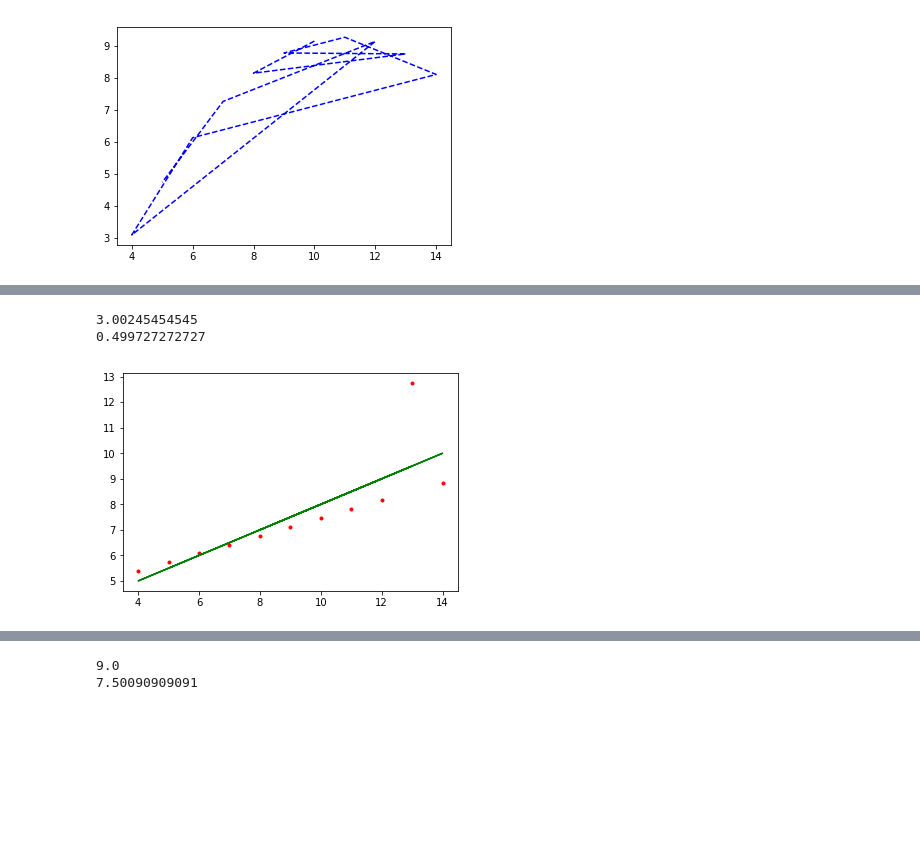
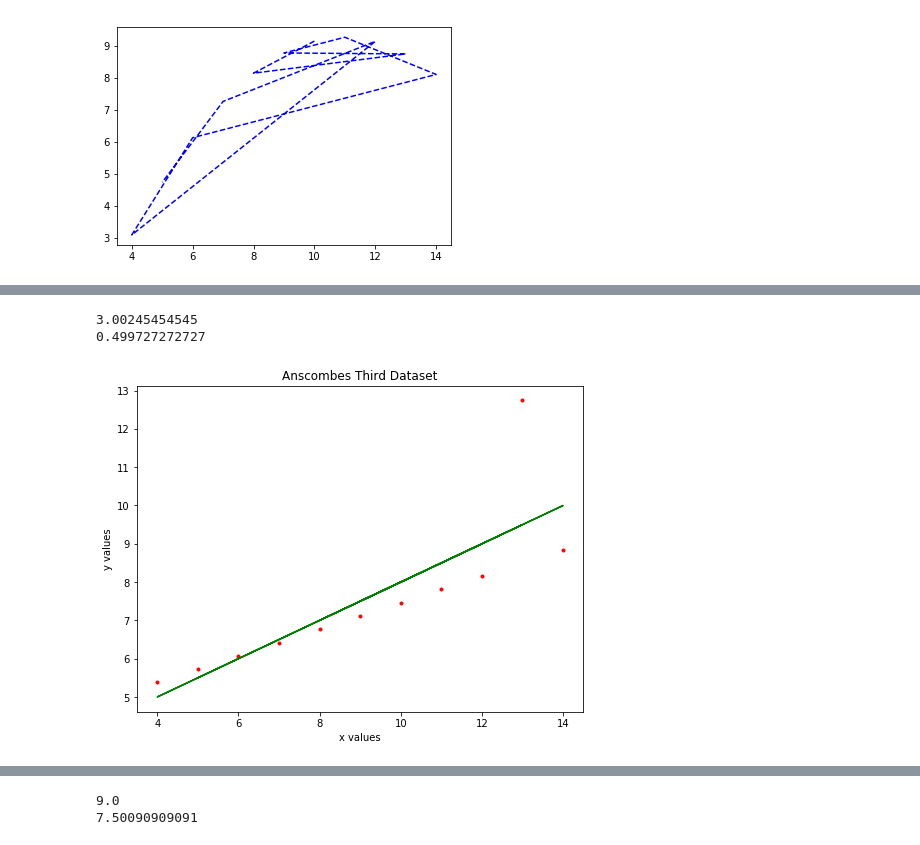
Before and after one commit to nualagallagher/fundamentals-of-data-analysis, a Jupyter notebook: fundamentals of data analysis assignment.ipynb, the cells around one changed output, grey strips where cells are left out. Saved outputs shown, nothing was run; the diff lists cells and outputs as text; code cells hidden in the pictures; blank space fills up the shorter version.

```diff
--- a/fundamentals of data analysis assignment.ipynb
+++ b/fundamentals of data analysis assignment.ipynb
@@ -214,15 +231,20 @@ t = [7.46, 6.77, 12.74, 7.11, 7.81, 8.84, 6.08, 5.39, 8.15, 6.42, 5.73]
 # %%
 plt.plot(s, t, 'r.', label='original data')
 (m,c) = np.polyfit(s, t, 1)
 print(c)
 print(m)
+
+pylab.xlabel('x values')
+pylab.ylabel('y values')
+pylab.title('Anscombes Third Dataset')
+
 z = np.polyval([m,c], s)
 plt.plot(s, z, 'g-', label='best fit line')
 plt.show()
 # %% [output]
 3.00245454545
 0.499727272727
-[figure, old version]
+[figure, new version]
 # %%
 n = [8, 8, 8, 8, 8, 8, 8, 19, 8, 8, 8]
 p = [6.58, 5.76, 7.71, 8.84, 8.47, 7.04, 5.25, 12.5, 5.56, 7.91, 6.89]
```
Also changed, not shown: parts of 8 cells of this notebook.
